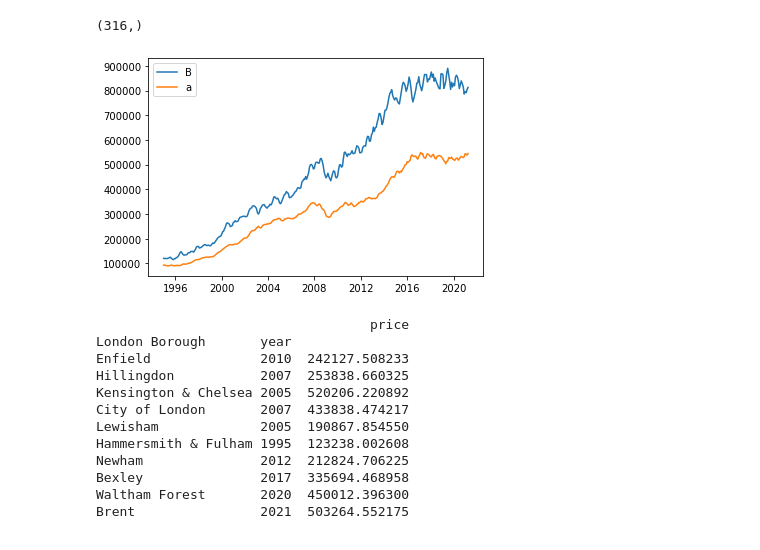
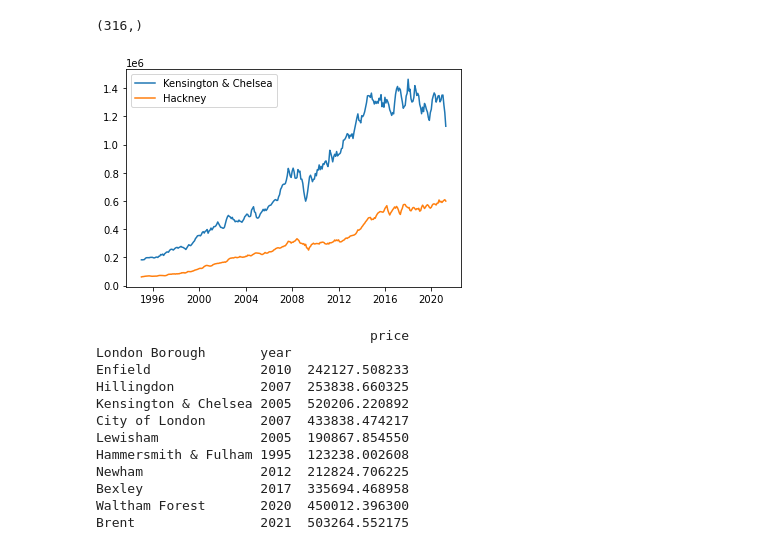
Before and after one commit to somayehY/DataScienceBootCamp, a Jupyter notebook: Unit4/Unit 4 Challenge - Tier 3.ipynb, the cells around one changed output. Drawn from its saved outputs; the diff is of its cells as text; code cells hidden in the pictures.

```diff
--- a/Unit4/Unit 4 Challenge - Tier 3.ipynb
+++ b/Unit4/Unit 4 Challenge - Tier 3.ipynb
@@ -296,15 +310,17 @@ yc.shape
 # %% [output]
 (316,)
 # %%
+xc = clean_data.loc[clean_data["London Borough"] == "Kensington & Chelsea"]["month"]
+yc = clean_data.loc[clean_data["London Borough"] == "Kensington & Chelsea"]["price"]
 plt.plot(xc, yc)
-plt.legend("Camden")
-xb = clean_data.loc[clean_data["London Borough"] == "Barnet",:]["month"]
-yb = clean_data.loc[clean_data["London Borough"] == "Barnet",:]["price"]
+
+xb = clean_data.loc[clean_data["London Borough"] == "Hackney",:]["month"]
+yb = clean_data.loc[clean_data["London Borough"] == "Hackney",:]["price"]
 plt.plot(xb, yb)
-plt.legend("Barnet")
+plt.legend(["Kensington & Chelsea", "Hackney"])
 plt.show()
 # %% [output]
-[figure, old version]
+[figure, new version]
 # %%
 Average_price = clean_data.groupby(by = ["London Borough", "year"]).mean()
 print(Average_price.sample(10))
```
Also changed, not shown: parts of 5 cells of this notebook.
